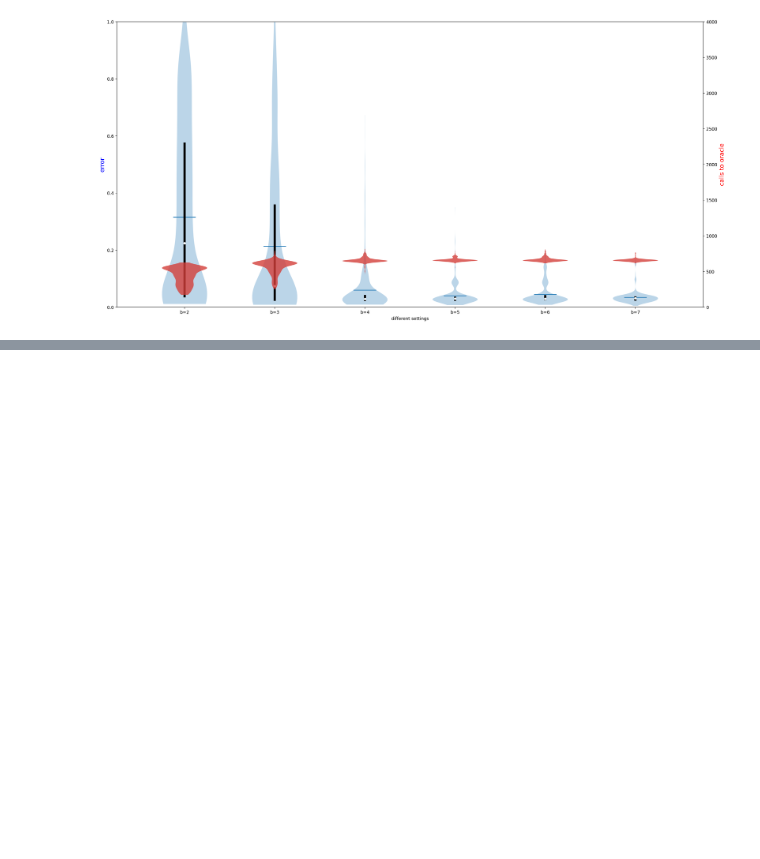
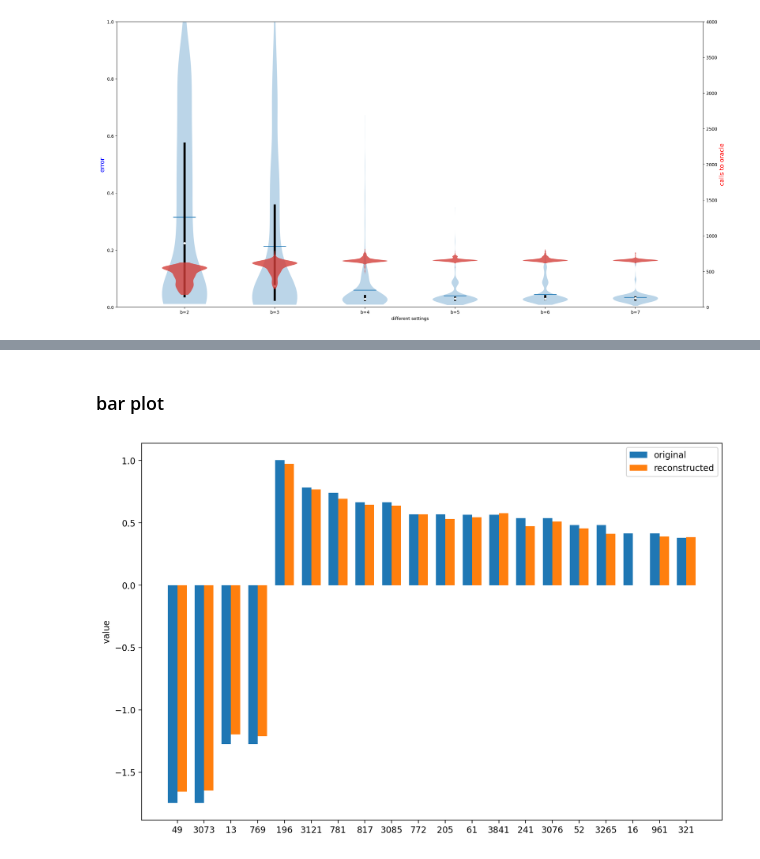
Before and after one commit to zyHan2077/HamiltonianLearning, a Jupyter notebook: plot/dataPresentation.ipynb, the cells around one changed output, grey strips where cells are left out. Saved outputs shown, nothing was run; the diff lists cells and outputs as text; code cells hidden in the pictures; blank space fills up the shorter version.

```diff
--- a/plot/dataPresentation.ipynb
+++ b/plot/dataPresentation.ipynb
@@ -314,0 +357,2 @@ plt.show()
+# %% [markdown]
+### bar plot
@@ -314,0 +373,43 @@ plt.show()
+# %%
+originalHam, reconstructedHam = 0, 0
+with open(filenames[0]) as f:
+    data = json.load(f)
+    for case in data:
+        if type(case) == dict:
+            originalHam = case
+        else :
+#             calls.append(case[1] + case[2])
+#             errors.append(paramDis_pnorm(originalHam, case[0], 1))
+            reconstructedHam = case[0]
+            break
+# %%
+getReVal = lambda x: reconstructedHam[x] if x in reconstructedHam else 0
+result = {k: (v1, getReVal(k)) for k, v1 in sorted(originalHam.items(), key=lambda item: abs(item[1]), reverse=True)}
+# %%
+topNum = 20
+labels = []
+v0 = []
+v1 = []
+for k, v in list(result.items())[:topNum]:
+    labels.append(k)
+    v0.append(v[0])
+    v1.append(v[1])
+# %%
+x = np.arange(len(labels))
+width=0.35
+
+
+fig, ax = plt.subplots()
+rects1 = ax.bar(x - width/2, v0, width, label='original')
+rects2 = ax.bar(x + width/2, v1, width, label='reconstructed')
+
+# Add some text for labels, title and custom x-axis tick labels, etc.
+ax.set_ylabel('value')
+# ax.set_title('Scores by group and gender')
+ax.set_xticks(x)
+ax.set_xticklabels(labels)
+ax.legend()
+
+plt.show()
+# %% [output]
+[figure, added]
```
Also changed, not shown: parts of 3 cells of this notebook, 7 other files.
